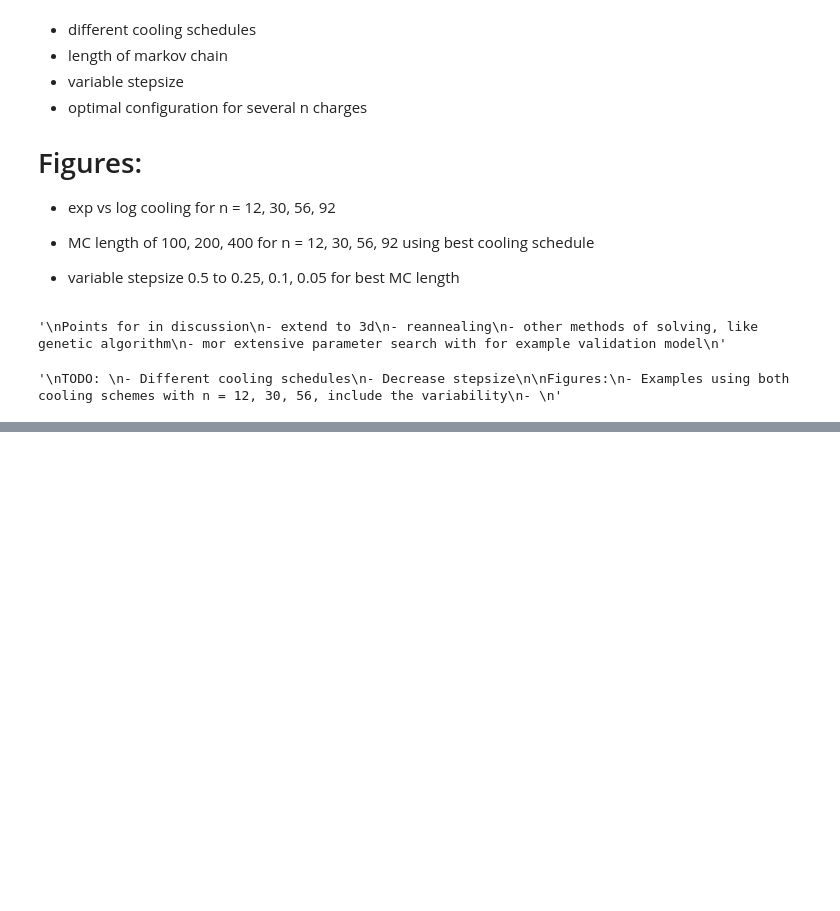
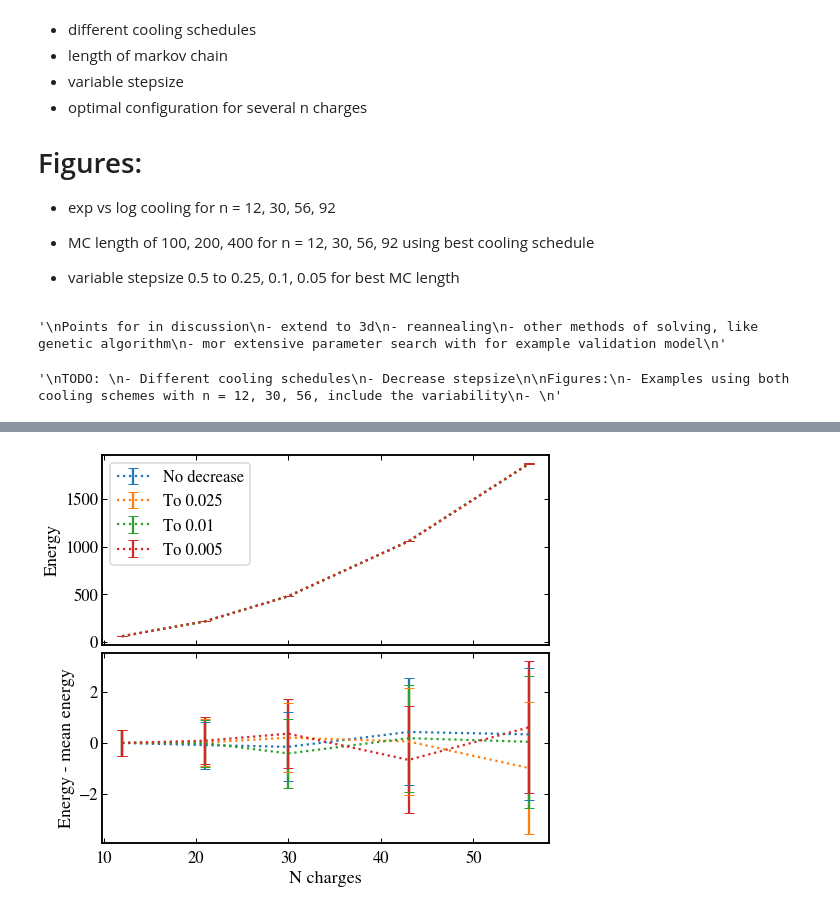
Before and after one commit to jasperw1999/SA-ChargeConfig, a Jupyter notebook: full_notbook.ipynb, the cells around one changed output, grey strips where cells are left out. Drawn from its saved outputs; the diff is of its cells as text; code cells hidden in the pictures; blank space fills up the shorter version.

```diff
--- a/full_notbook.ipynb
+++ b/full_notbook.ipynb
@@ -299 +228,32 @@ Mc len 100 56
+# %%
+
+means = np.zeros((len(n_charges_range), 4))
+stds = np.zeros((len(n_charges_range), 4))
+
+for i, result_dict in enumerate([results_mc_length[400], results_stepsizes[0.025], results_stepsizes[0.01], results_stepsizes[0.005]]):
+    for j, n_charges in enumerate(n_charges_range):
+        means[j][i] = result_dict[n_charges]['min_energy']
+        stds[j][i] = result_dict[n_charges]['std_energy']
+
+fig, axs = plt.subplots(2, 1, sharex=True)
+
+axs[0].errorbar(n_charges_range, means[:, 0], stds[:, 0], capsize=5, label='No decrease', ls=':')
+axs[0].errorbar(n_charges_range, means[:, 1], stds[:, 0], capsize=5, label='To 0.025', ls=':')
+axs[0].errorbar(n_charges_range, means[:, 2], stds[:, 0], capsize=5, label='To 0.01', ls=':')
+axs[0].errorbar(n_charges_range, means[:, 3], stds[:, 0], capsize=5, label='To 0.005', ls=':')
+axs[0].legend()
+axs[0].set_ylabel('Energy')
+
+axs[1].errorbar(n_charges_range, means[:, 0] - means.mean(axis=1), stds[:, 0], capsize=5, label='No decrease', ls=':')
+axs[1].errorbar(n_charges_range, means[:, 1] - means.mean(axis=1), stds[:, 0], capsize=5, label='To 0.025', ls=':')
+axs[1].errorbar(n_charges_range, means[:, 2] - means.mean(axis=1), stds[:, 0], capsize=5, label='To 0.01', ls=':')
+axs[1].errorbar(n_charges_range, means[:, 3] - means.mean(axis=1), stds[:, 0], capsize=5, label='To 0.005', ls=':')
+axs[1].set_xlabel('N charges')
+axs[1].set_ylabel('Energy - mean energy')
+
+plt.tight_layout(pad=0)
+plt.savefig('figures/test_decrease.pdf')
+plt.show()
+# %% [output]
+[figure, added]
 # %%
```
Also changed, not shown: parts of 22 cells of this notebook, 9 other files.
